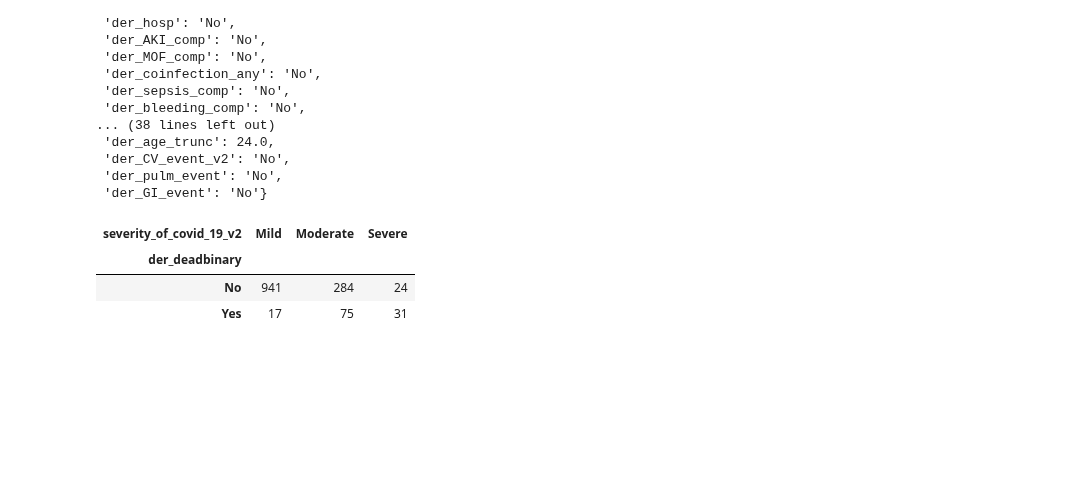
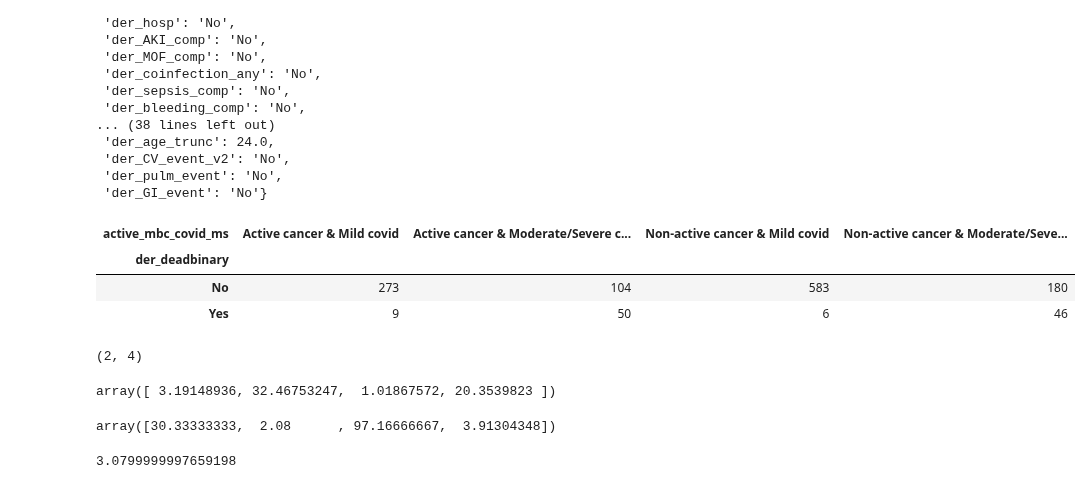
Before and after one commit to HSaleem352/Bootcamp-Project1, a Jupyter notebook: data_cleaning_dean.ipynb, the cells around one changed output. Drawn from its saved outputs; the diff is of its cells as text; code cells hidden in the pictures; blank space fills up the shorter version.

```diff
--- a/data_cleaning_dean.ipynb
+++ b/data_cleaning_dean.ipynb
@@ -18,24 +19,21 @@ df
 # %% [markdown]
 # break-down of age vs target
 # %%
-df_reg = df[['der_age_trunc', 'der_cancer_status_v4', 'severity_of_covid_19_v2']].dropna()
+df_reg = df[['der_age_trunc', 'der_cancer_status_v4', 'severity_of_covid_19_v2', 'der_deadbinary']].dropna()
 df_reg['active_cancer'] = df_reg['der_cancer_status_v4'].map(lambda x: 'Active' in x)
 df_reg['moderate_severe_covid'] = df_reg['severity_of_covid_19_v2'].map(lambda x: 'Active' in x)
 
 
 median_age = df_reg['der_age_trunc'].median()
+mean_age = df_reg['der_age_trunc'].mean()
 
+# hue_order = ['Active and progressing',  'Active and stable', 'Active and responding', 'Remission or no evidence of disease, <5 years', 'Remission or no evidence of disease, >5 years'][::-1]
+hue_order = ['Active and progressing',  'Active and stable', 'Active and responding', 'Remission or no evidence of disease, <5 years'][::-1]
 
-hue_order = ['Active and progressing',  'Active and stable', 'Active and responding', 'Remission or no evidence of disease, <5 years', 'Remission or no evidence of disease, >5 years'][::-1]
-
-colors = ["#248EA6", "#25C7D9", "#F2D338", "#F2622E", "#F23030"]
+# colors = ["#248EA6", "#25C7D9", "#F2D338", "#F2622E", "#F23030"]
+colors = ["#169489", "#1E5F94", '#EC6433', "#293237"]
 # Set your custom color palette
 palette = sns.color_palette(colors)
 
-
-df_reg = df_reg[df_reg['der_cancer_status_v4'] != 'Unknown']
-sns.displot(df_reg, x="der_age_trunc", kind="kde", hue = 'der_cancer_status_v4', multiple="fill", palette=palette, hue_order=hue_order)
-plt.vlines(x = median_age, ymin = 0, ymax = 1,
-           colors = 'red',
-           label = 'vline_multiple - full height')
+median_age, mean_age
 # %% [output]
@@ -108,0 +110,6 @@ help(sns.displot)
+# %%
+for c, g in df_reg.groupby('der_cancer_status_v4'):
+  if c not in  ['Unknown', 'Remission or no evidence of disease, >5 years']:
+    sample = g['der_age_trunc'].values.astype('float32')
+    norm_test = res = stats.normaltest(sample)
+    print(c, '|', norm_test)
@@ -108,0 +149,5 @@ help(sns.displot)
+# %%
+for c, g in df_reg.groupby('severity_of_covid_19_v2'):
+  if c != 'Unknown':
+    res = stats.normaltest(g['der_age_trunc'].values.astype('float32'))
+    print(c, res)
@@ -221,15 +278,33 @@ raw_data.loc[outlier_index].iloc[0].to_dict() # ['der_smoking2': 'No', 'der_obes
  'der_pulm_event': 'No',
  'der_GI_event': 'No'}
 # %%
-df_reg = df[['der_deadbinary', 'severity_of_covid_19_v2']].dropna()
+# df_reg = df[['der_deadbinary', 'severity_of_covid_19_v2']].dropna()
 
 
 # Creating a contingency table
-contingency_table = pd.crosstab(df_reg['der_deadbinary'], df_reg['severity_of_covid_19_v2'])
+contingency_table = pd.crosstab(df_reg['der_deadbinary'], df_reg['active_mbc_covid_ms'])
 
 contingency_table
 # %% [output]
-| severity_of_covid_19_v2 | Mild | Moderate | Severe |
-| der_deadbinary |  |  |  |
-| No | 941 | 284 | 24 |
-| Yes | 17 | 75 | 31 |
+| active_mbc_covid_ms | Active cancer & Mild covid | Active cancer & Moderate/Severe c... | Non-active cancer & Mild covid | Non-active cancer & Moderate/Seve... |
+| der_deadbinary |  |  |  |  |
+| No | 273 | 104 | 583 | 180 |
+| Yes | 9 | 50 | 6 | 46 |
+# %%
+contingency_table.shape
+# %% [output]
+(2, 4)
+# %%
+m_rates = contingency_table.values[1]/(contingency_table.values[0] + contingency_table.values[1])
+100*m_rates
+# %% [output]
+array([ 3.19148936, 32.46753247,  1.01867572, 20.3539823 ])
+# %%
+m_odds = contingency_table.values[1]/contingency_table.values[0]
+1/m_odds
+# %% [output]
+array([30.33333333,  2.08      , 97.16666667,  3.91304348])
+# %%
+(100/3.19148936)
+# %% [output]
+3.0799999997659198
```
Also changed, not shown: parts of 18 cells of this notebook.
